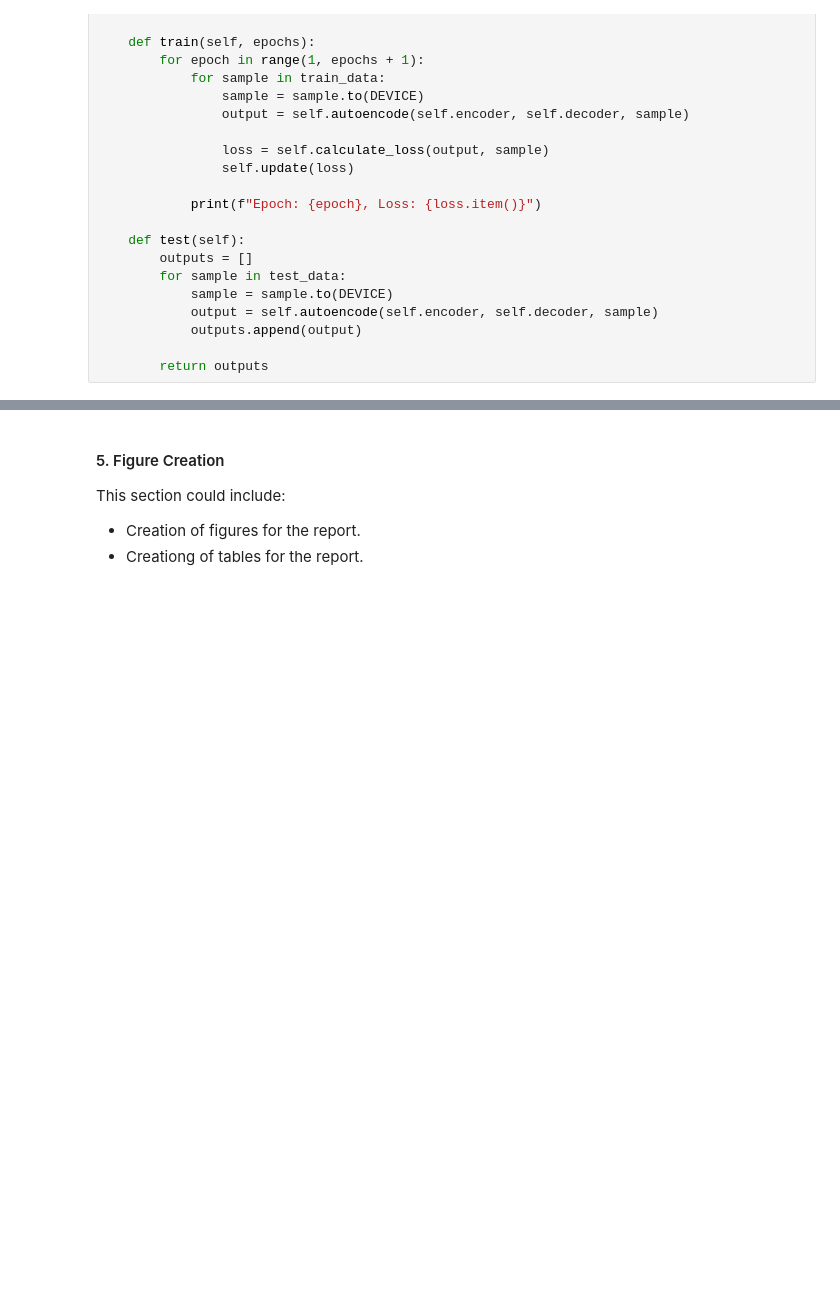
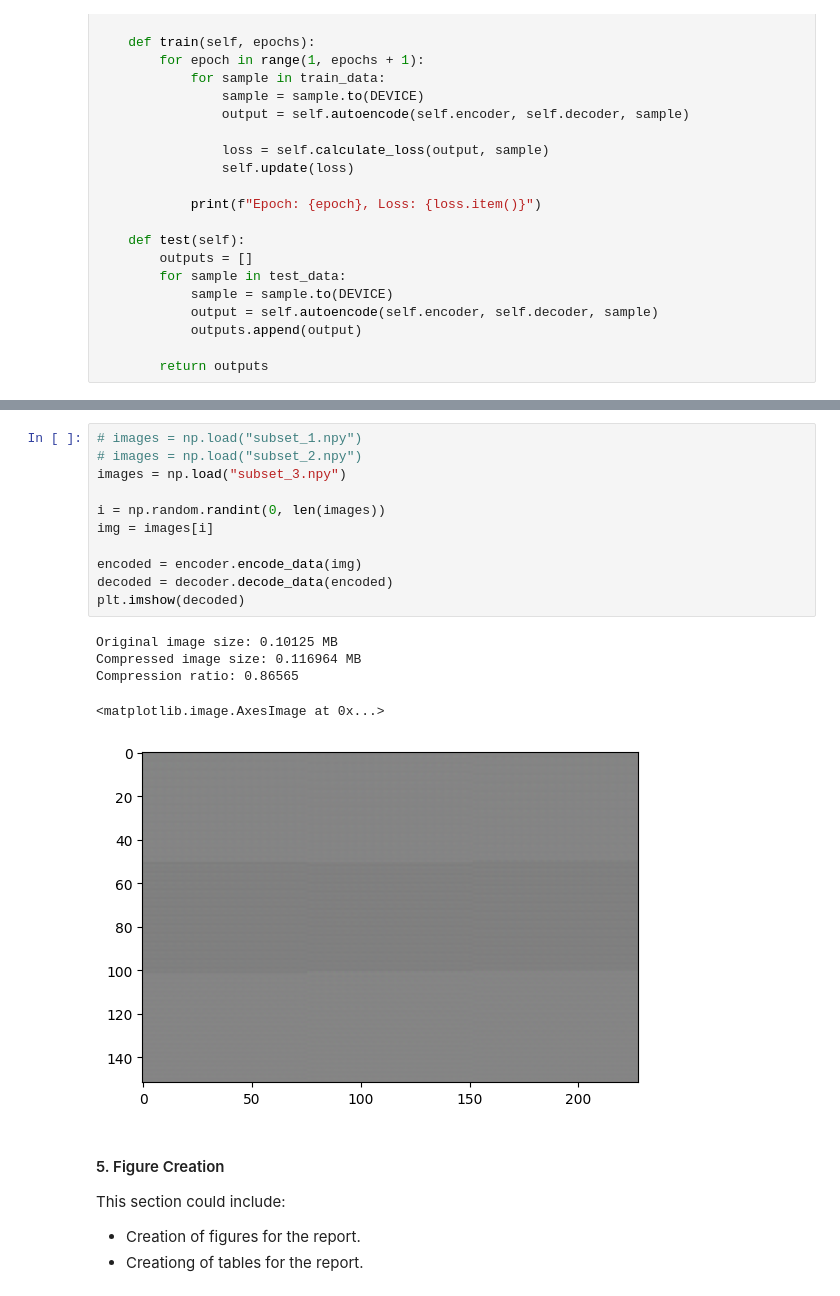
Before and after one commit to sup5610/Autoencoder, a Jupyter notebook: Autoencoder.ipynb, the cells around one changed output, grey strips where cells are left out. Saved outputs shown, nothing was run; the diff lists cells and outputs as text; blank space fills up the shorter version.

```diff
--- a/Autoencoder.ipynb
+++ b/Autoencoder.ipynb
@@ -277,5 +233,22 @@ Autoencoder(
   )
 )
+# %%
+# images = np.load("subset_1.npy")
+# images = np.load("subset_2.npy")
+images = np.load("subset_3.npy")
+
+i = np.random.randint(0, len(images))
+img = images[i]
+
+encoded = encoder.encode_data(img)
+decoded = decoder.decode_data(encoded)
+plt.imshow(decoded)
+# %% [output]
+Original image size: 0.10125 MB
+Compressed image size: 0.116964 MB
+Compression ratio: 0.86565
+<matplotlib.image.AxesImage at 0x...>
+[figure, added]
 # %% [markdown]
 #### 5. Figure Creation
 
```
Also changed, not shown: parts of 15 cells of this notebook, 5 other files.
